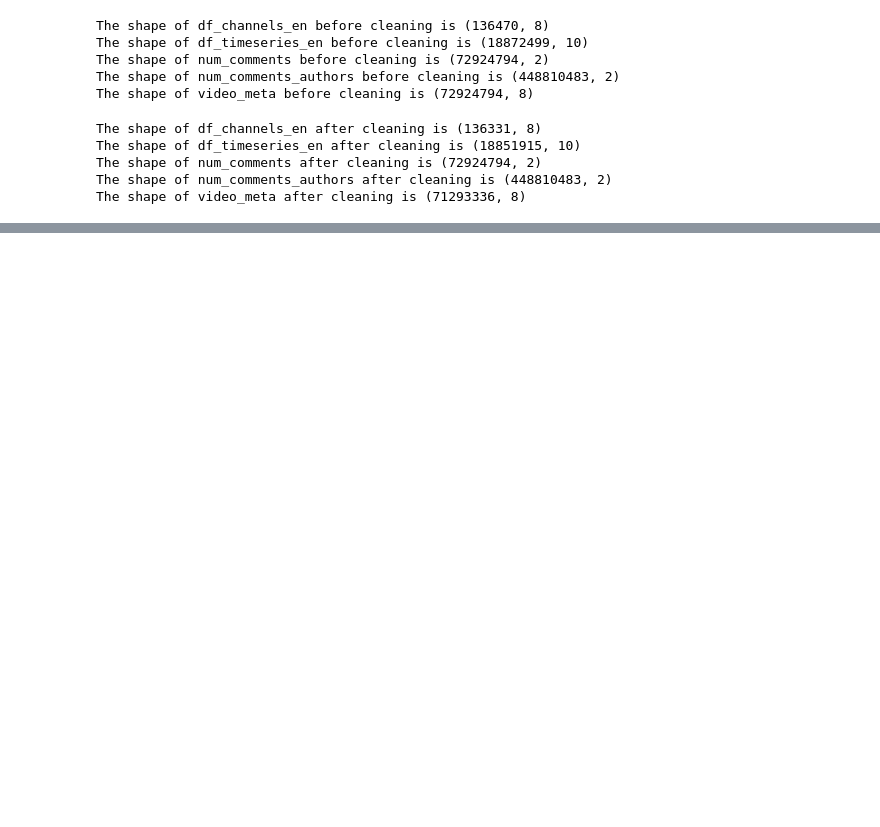
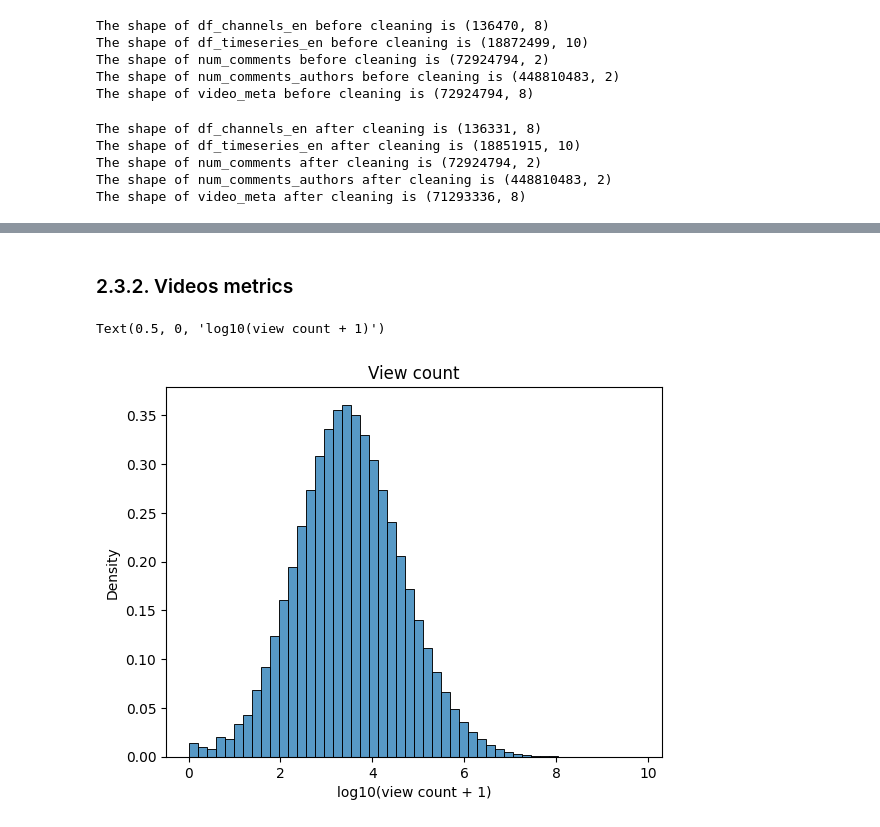
Before and after one commit to epfl-ada/ada-2024-project-panada, a Jupyter notebook: results.ipynb, the cells around one changed output, grey strips where cells are left out. Cells and saved outputs as stored; diff of their text form; code cells hidden in the pictures; blank space fills up the shorter version.

```diff
--- a/results.ipynb
+++ b/results.ipynb
@@ -410,0 +700,11 @@ Name: delta_videos, dtype: float64
+# %% [markdown]
+### 2.3.2. Videos metrics
+# %%
+# View count distribution
+view_count = np.log10(video_meta_cleaned["view_count"] + 1)
+sns.histplot(view_count, stat="density", kde=False, bins = 50,)
+plt.title("View count")
+plt.xlabel("log10(view count + 1)")
+# %% [output]
+Text(0.5, 0, 'log10(view count + 1)')
+[figure, added]
```
Also changed, not shown: parts of 103 cells of this notebook.
